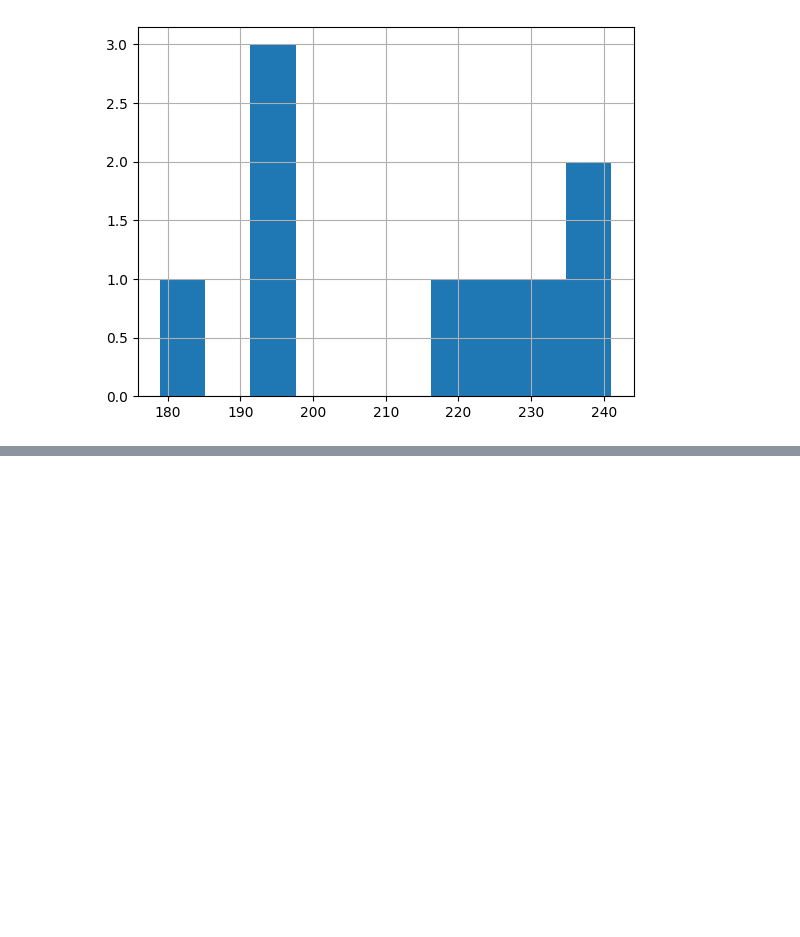
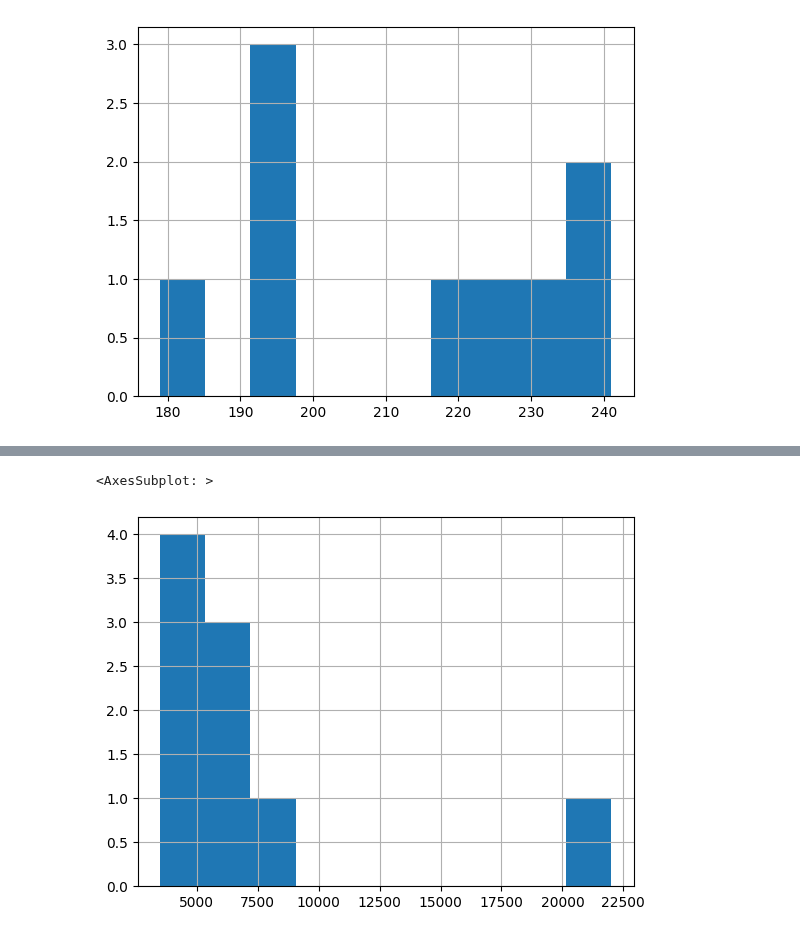
Before and after one commit to KhatiwadaPrajwal056/Data-Science-Libraries-, a Jupyter notebook: pandas.ipynb, the cells around one changed output, grey strips where cells are left out. Cells and saved outputs as stored; diff of their text form; code cells hidden in the pictures; blank space fills up the shorter version.

```diff
--- a/pandas.ipynb
+++ b/pandas.ipynb
@@ -415,0 +431,5 @@ book_sales
+# %%
+book_sales['Price'].hist()
+# %% [output]
+<AxesSubplot: >
+[figure, added]
```
Also changed, not shown: parts of 5 cells of this notebook.
